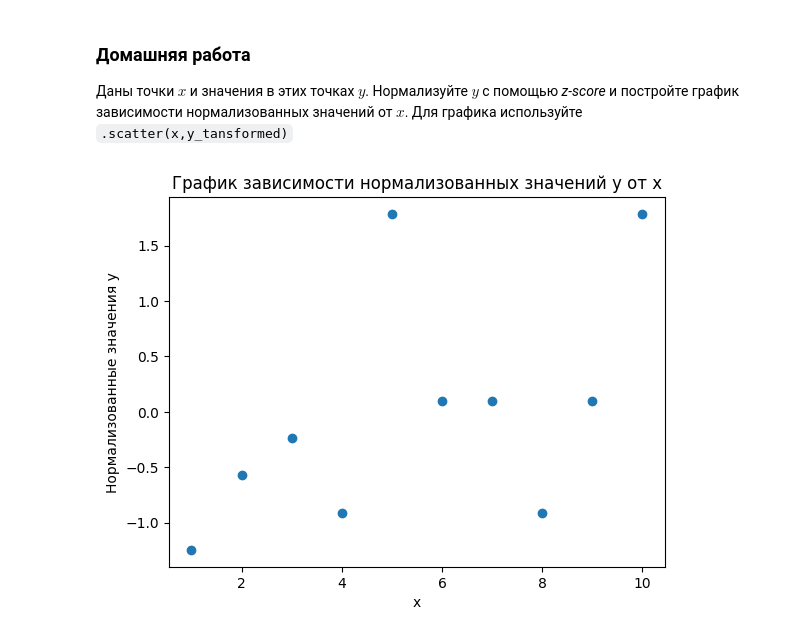
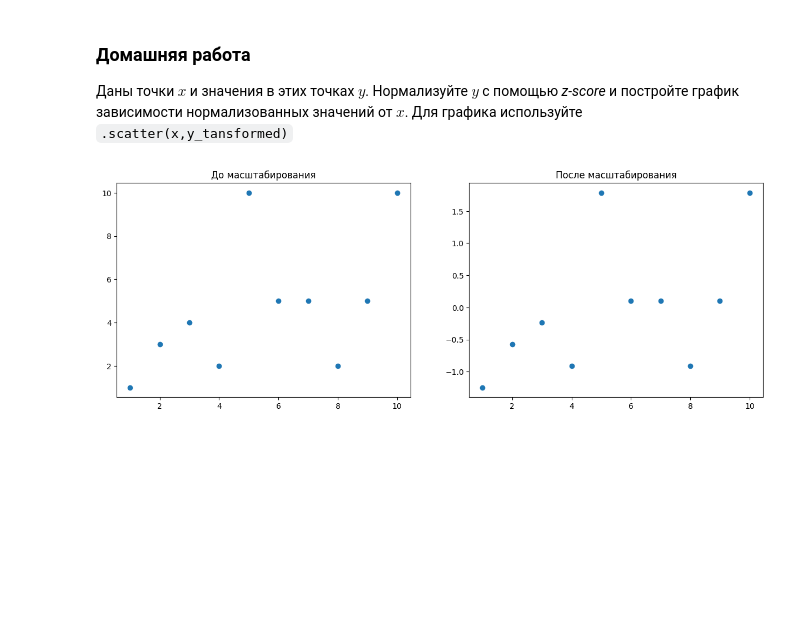
Before and after one commit to Andre-1970/Machine_learning_classical_algorithms_Sem4, a Jupyter notebook: 3_Homework_3_9.ipynb, the cells around one changed output. Saved outputs shown, nothing was run; the diff lists cells and outputs as text; code cells hidden in the pictures; blank space fills up the shorter version.

```diff
--- a/3_Homework_3_9.ipynb
+++ b/3_Homework_3_9.ipynb
@@ -6,22 +6,28 @@
 Даны точки $x$ и значения в этих точках $y$. Нормализуйте $y$ с помощью *z-score* и постройте график зависимости нормализованных значений от $x$. Для графика используйте `.scatter(x,y_tansformed)`
 # %%
 import numpy as np
+import pandas as pd
 from sklearn.preprocessing import StandardScaler
 from matplotlib import pyplot as plt
 
-x = np.linspace(1,10,num=10)
+x = np.linspace(1, 10, num=10)
 y = np.array(
-    [1.,  3.,  4.,  2., 10.,  5.,  5.,  2.,  5., 10.],
+    [1., 3., 4., 2., 10., 5., 5., 2., 5., 10.],
     dtype=np.float32
 )
 
 scaler = StandardScaler()
 y_transformed = scaler.fit_transform(y.reshape(-1, 1))
+
+data = pd.DataFrame({'До масштабирования': y,
+                     'После масштабирования': y_transformed[:, 0]})
-# %%
-plt.scatter(x, y_transformed)
-plt.xlabel('x')
-plt.ylabel('Нормализованные значения y')
-plt.title('График зависимости нормализованных значений y от x')
-plt.show()
-# %% [output]
-[figure, removed]
+# %%
+fig, axs = plt.subplots(1, 2, figsize=(15, 5))
+
+for i, feature in enumerate(data.columns):
+    axs[i].scatter(x, data[feature])
+    axs[i].set_title(feature)
+
+plt.show()
+# %% [output]
+[figure, added]
```
Also changed, not shown: parts of 1 cell of this notebook, 1 other file.
